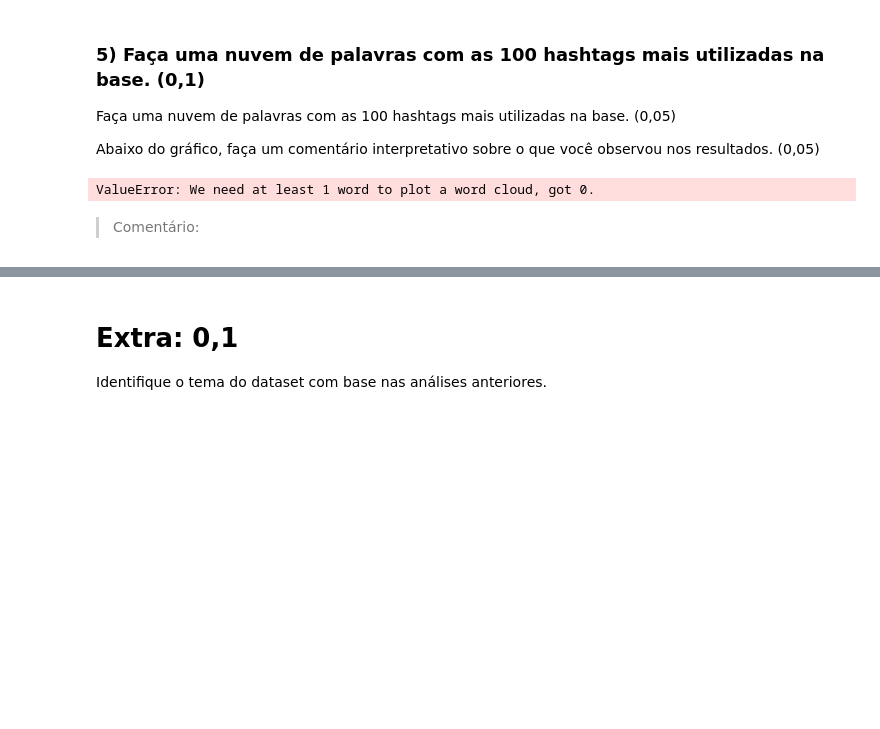
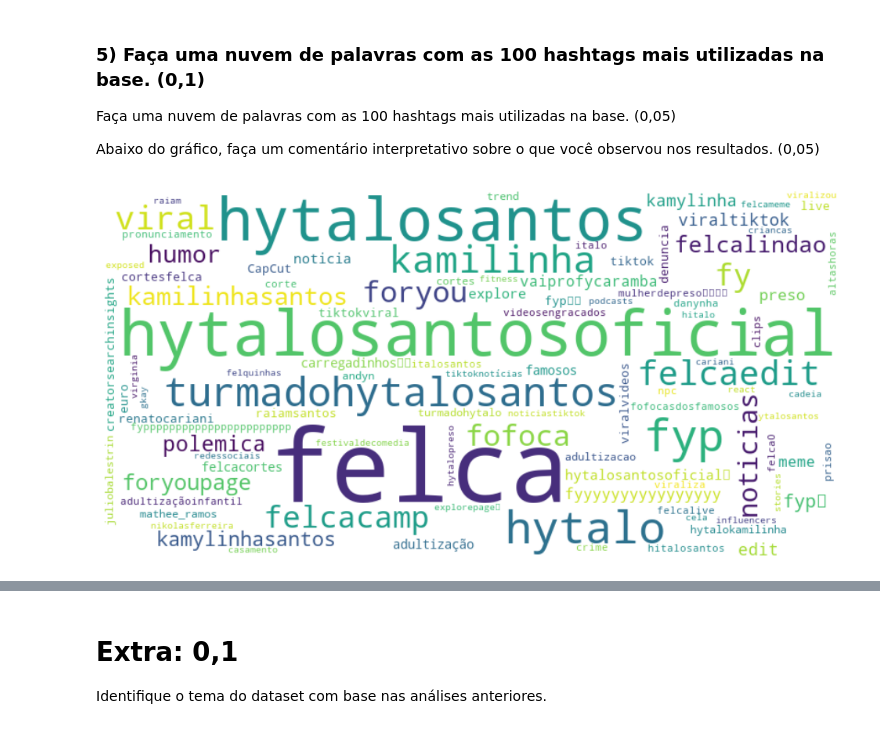
Before and after one commit to ErikRolinFGV/lista-2---pestana, a Jupyter notebook: projeto2.ipynb, the cells around one changed output, grey strips where cells are left out. Drawn from its saved outputs; the diff is of its cells as text; code cells hidden in the pictures; blank space fills up the shorter version.

```diff
--- a/projeto2.ipynb
+++ b/projeto2.ipynb
@@ -278,32 +278,42 @@ Faça uma nuvem de palavras com as 100 hashtags mais utilizadas na base. (0,05)
 
 Abaixo do gráfico, faça um comentário interpretativo sobre o que você observou nos resultados. (0,05)
 # %%
+import pandas as pd
+import ast
 from wordcloud import WordCloud
 import matplotlib.pyplot as plt
-import ast
 
-# Converter a coluna 'hashtags' para listas reais (caso estejam como strings)
-df['hashtags'] = df['hashtags'].apply(lambda x: ast.literal_eval(x) if isinstance(x, str) else x)
+# Carregar o CSV
+df = pd.read_csv("tktk_base1.csv")
 
-# Juntar todas as hashtags em uma única lista
-todas_hashtags = [hashtag for lista in df['hashtags'].dropna() for hashtag in lista]
+# Função para extrair hashtags
+def get_hashtags(challenge_str):
+    try:
+        challenges = ast.literal_eval(challenge_str)
+        return [c['title'] for c in challenges if isinstance(c, dict) and 'title' in c]
+    except Exception:
+        return []
 
-# Contar frequência das hashtags
+# Aplicar a função
+df['hashtags'] = df['challenges'].apply(get_hashtags)
+
+# Filtrar hashtags válidas
+hashtags_validas = df['hashtags'].dropna().apply(lambda x: isinstance(x, list) and len(x) > 0)
+todas_hashtags = [hashtag for lista in df.loc[hashtags_validas, 'hashtags'] for hashtag in lista]
+
+# Contar frequência
 frequencia = pd.Series(todas_hashtags).value_counts()
-
-# Selecionar as 100 mais frequentes
 top_100 = frequencia.head(100)
 
-# Gerar a nuvem de palavras
-wordcloud = WordCloud(width=800, height=400, background_color='white').generate_from_frequencies(top_100)
-
-# Exibir o gráfico
-plt.figure(figsize=(10, 5))
-plt.imshow(wordcloud, interpolation='bilinear')
-plt.axis('off')
-plt.tight_layout()
-plt.show()
+# Gerar wordcloud
+if not top_100.empty:
+    wordcloud = WordCloud(width=800, height=400, background_color='white').generate_from_frequencies(top_100)
+    plt.figure(figsize=(10, 5))
+    plt.imshow(wordcloud, interpolation='bilinear')
+    plt.axis('off')
+    plt.tight_layout()
+    plt.show()
+else:
+    print("Não há hashtags suficientes para gerar a nuvem de palavras.")
 # %% [output]
-ValueError: We need at least 1 word to plot a word cloud, got 0.
+[figure, added]
-# %% [markdown]
-> Comentário:
```
Also changed, not shown: parts of 4 cells of this notebook.
